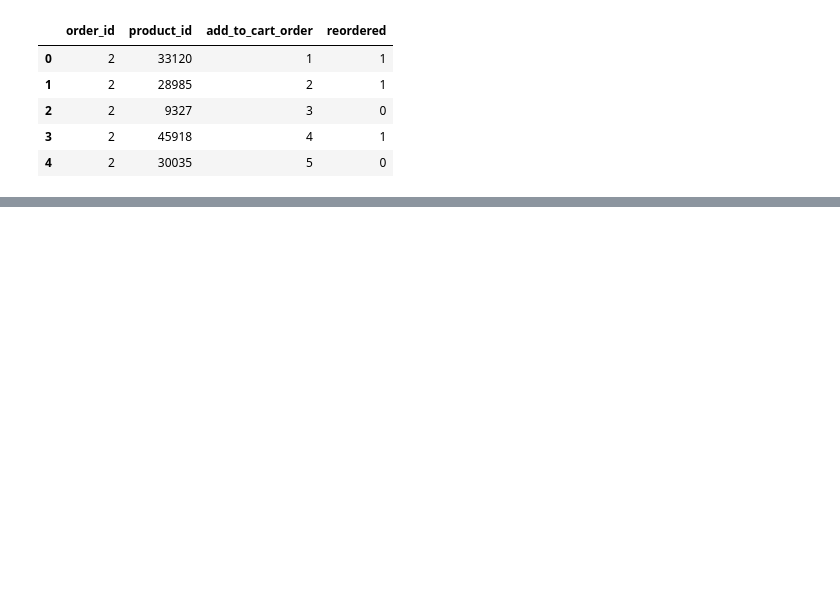
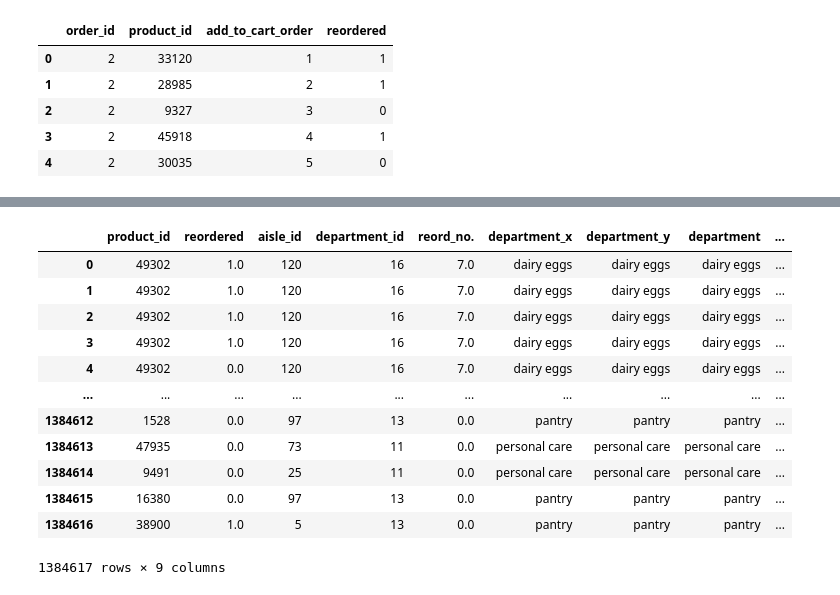
Before and after one commit to Solrys/Instacart-Analysis-by-Pandavas, a Jupyter notebook: Machine_learning_ProductReordering.ipynb, the cells around one changed output, grey strips where cells are left out. Saved outputs shown, nothing was run; the diff lists cells and outputs as text; code cells hidden in the pictures; blank space fills up the shorter version.

```diff
--- a/Machine_learning_ProductReordering.ipynb
+++ b/Machine_learning_ProductReordering.ipynb
@@ -37,0 +120,3 @@ dtype: int64
+# %%
+orders_df.drop(columns=["order_id"], inplace=True)
+orders_df
@@ -37,0 +137,3 @@ dtype: int64
+# %%
+orders_df.drop(columns=["add_to_cart_order"], inplace=True)
+orders_df
@@ -37,0 +154,5 @@ dtype: int64
+# %%
+# Read Department Dataset
+file_path = "../instacart-data/departments.csv"
+dept_df = pd.read_csv(file_path)
+dept_df.head()
@@ -37,0 +166,5 @@ dtype: int64
+# %%
+# Read Department Dataset
+file_path = "../instacart-data/aisles.csv"
+aisles_df = pd.read_csv(file_path)
+aisles_df.head()
@@ -37,0 +178,19 @@ dtype: int64
+# %%
+# Merge with department and aisle dataset
+orders_df = orders_df.merge(dept_df, how="left", on="department_id")
+orders_df = orders_df.merge(aisles_df, how="left", on="aisle_id")
+orders_df
+# %% [output]
+|  | product_id | reordered | aisle_id | department_id | reord_no. | department_x | department_y | department | ... |
+| 0 | 49302 | 1.0 | 120 | 16 | 7.0 | dairy eggs | dairy eggs | dairy eggs | ... |
+| 1 | 49302 | 1.0 | 120 | 16 | 7.0 | dairy eggs | dairy eggs | dairy eggs | ... |
+| 2 | 49302 | 1.0 | 120 | 16 | 7.0 | dairy eggs | dairy eggs | dairy eggs | ... |
+| 3 | 49302 | 1.0 | 120 | 16 | 7.0 | dairy eggs | dairy eggs | dairy eggs | ... |
+| 4 | 49302 | 0.0 | 120 | 16 | 7.0 | dairy eggs | dairy eggs | dairy eggs | ... |
+| ... | ... | ... | ... | ... | ... | ... | ... | ... | ... |
+| 1384612 | 1528 | 0.0 | 97 | 13 | 0.0 | pantry | pantry | pantry | ... |
+| 1384613 | 47935 | 0.0 | 73 | 11 | 0.0 | personal care | personal care | personal care | ... |
+| 1384614 | 9491 | 0.0 | 25 | 11 | 0.0 | personal care | personal care | personal care | ... |
+| 1384615 | 16380 | 0.0 | 97 | 13 | 0.0 | pantry | pantry | pantry | ... |
+| 1384616 | 38900 | 1.0 | 5 | 13 | 0.0 | pantry | pantry | pantry | ... |
+1384617 rows × 9 columns
```
Also changed, not shown: parts of 21 cells of this notebook, 3 other files.
